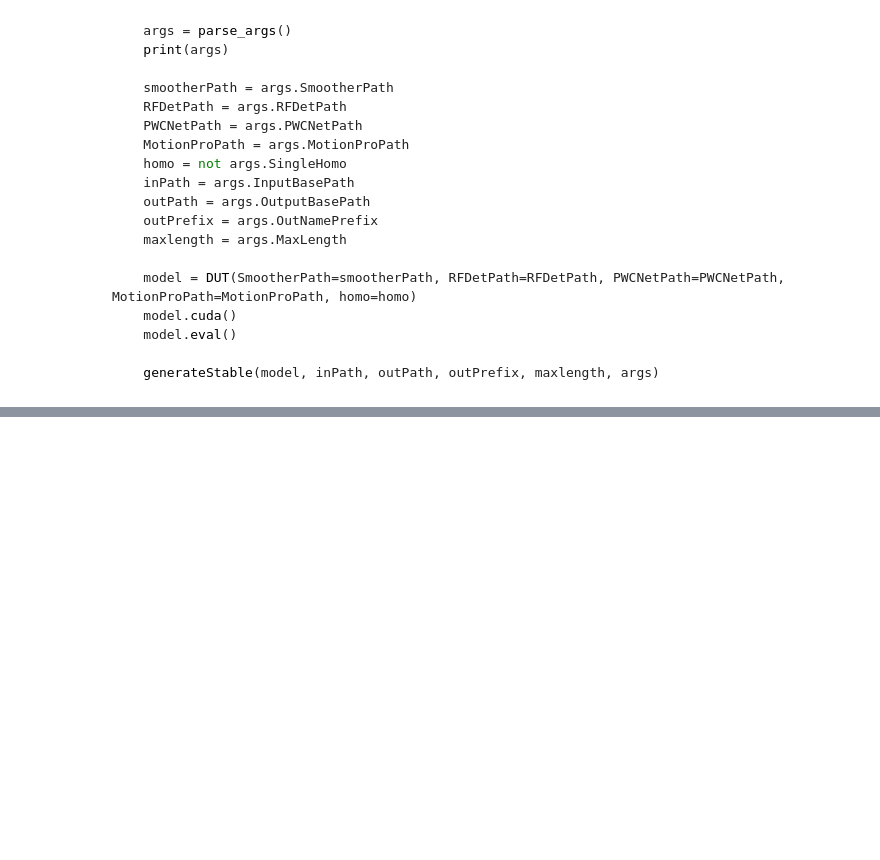
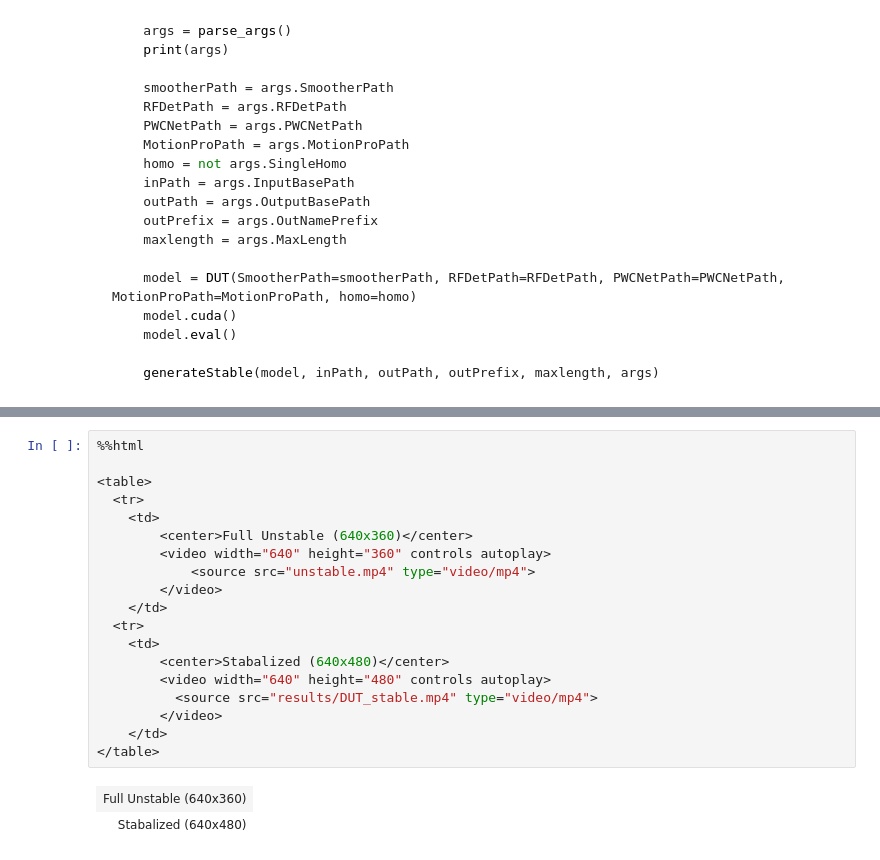
Before and after one commit to mgrandau/hand-tracking-stabilization, a Jupyter notebook: experiment-with-various-models.ipynb, the cells around one changed output, grey strips where cells are left out. Drawn from its saved outputs; the diff is of its cells as text; blank space fills up the shorter version.

```diff
--- a/experiment-with-various-models.ipynb
+++ b/experiment-with-various-models.ipynb
@@ -952,0 +1075,22 @@ before_ch, after_ch, args.indices
+# %%
+%%html
+
+<table>
+  <tr>
+    <td>
+        <center>Full Unstable (640x360)</center>
+        <video width="640" height="360" controls autoplay>
+            <source src="unstable.mp4" type="video/mp4">
+        </video>
+    </td>
+  <tr>
+    <td>
+        <center>Stabalized (640x480)</center>
+        <video width="640" height="480" controls autoplay>
+          <source src="results/DUT_stable.mp4" type="video/mp4">
+        </video>
+    </td>
+</table>
+# %% [output]
+| Full Unstable (640x360) |
+| Stabalized (640x480) |
```
Also changed, not shown: parts of 8 cells of this notebook, 1 other file.
